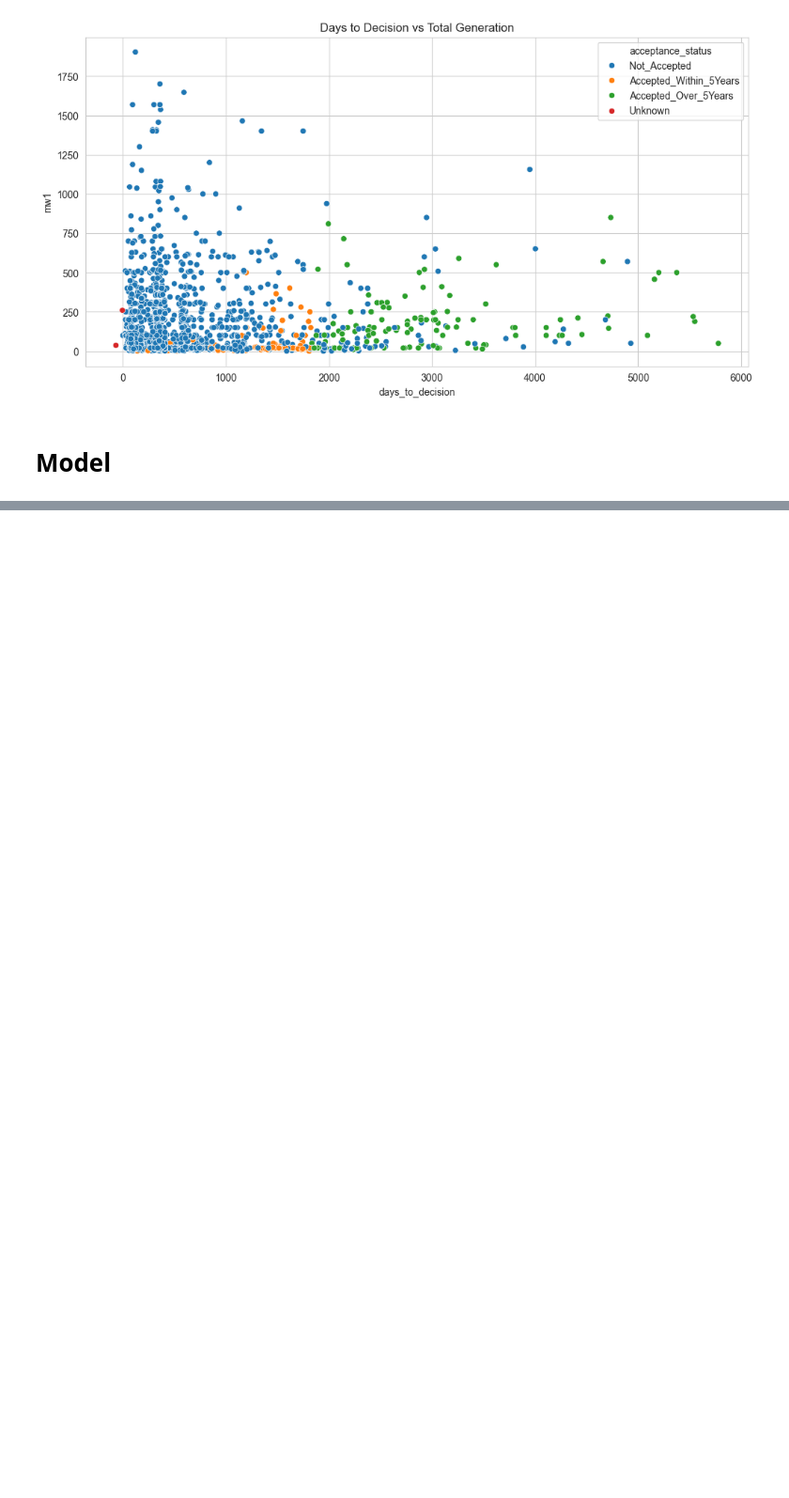
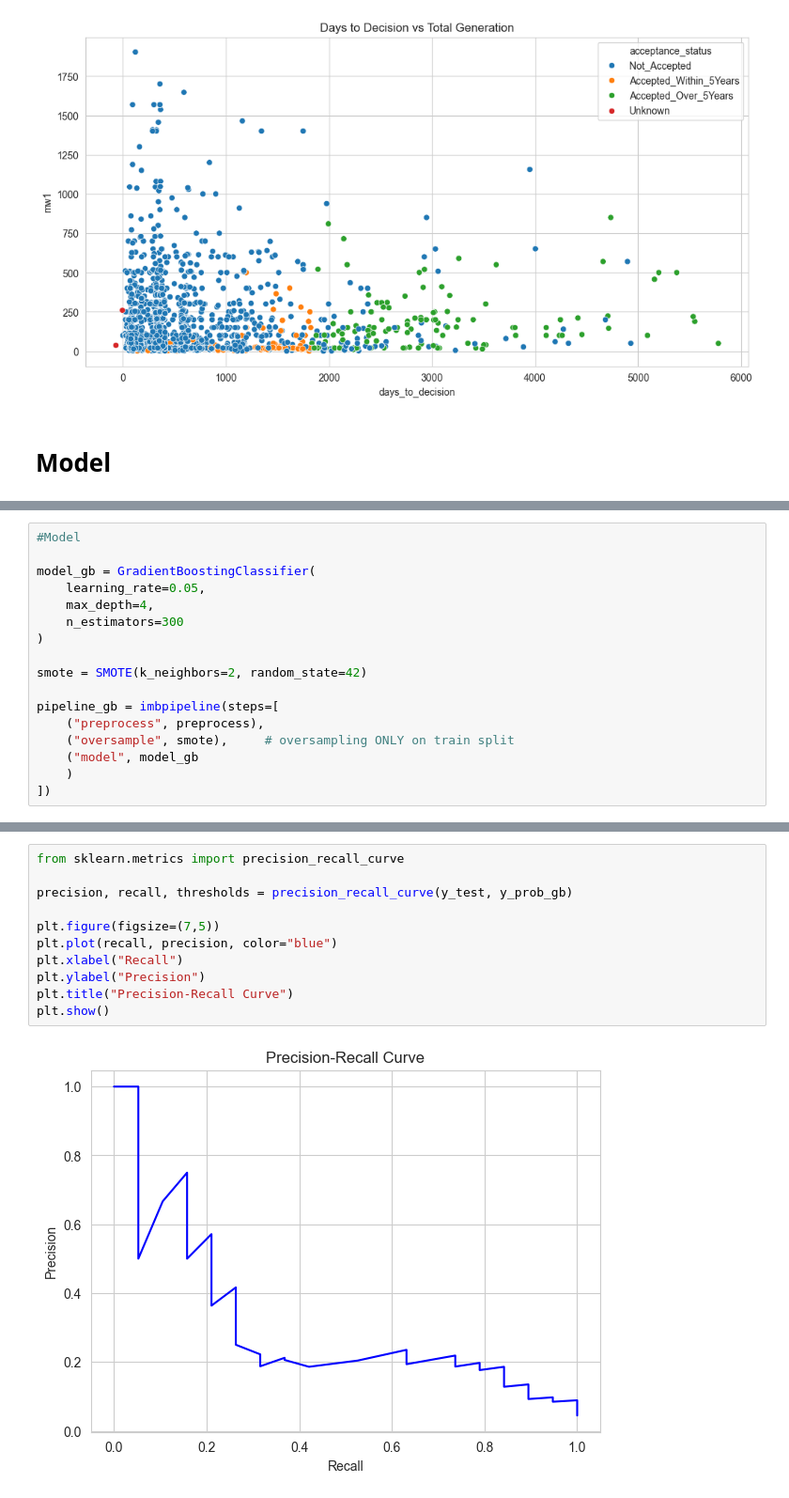
Before and after one commit to cloover7/interconnection-queue-predictions, a Jupyter notebook: fp_dataset.ipynb, the cells around one changed output, grey strips where cells are left out. Shown at 94% size. Drawn from its saved outputs; the diff is of its cells as text; blank space fills up the shorter version.

Commit message:
made models

```diff
--- a/fp_dataset.ipynb
+++ b/fp_dataset.ipynb
@@ -602,0 +654,17 @@ import seaborn as sns
+# %%
+#Model
+
+model_gb = GradientBoostingClassifier(
+    learning_rate=0.05,
+    max_depth=4,
+    n_estimators=300
+)
+
+smote = SMOTE(k_neighbors=2, random_state=42)
+
+pipeline_gb = imbpipeline(steps=[
+    ("preprocess", preprocess),
+    ("oversample", smote),     # oversampling ONLY on train split
+    ("model", model_gb
+    )
+])
@@ -602,0 +719,13 @@ import seaborn as sns
+# %%
+from sklearn.metrics import precision_recall_curve
+
+precision, recall, thresholds = precision_recall_curve(y_test, y_prob_gb)
+
+plt.figure(figsize=(7,5))
+plt.plot(recall, precision, color="blue")
+plt.xlabel("Recall")
+plt.ylabel("Precision")
+plt.title("Precision-Recall Curve")
+plt.show()
+# %% [output]
+[figure, added]
```
Also changed, not shown: parts of 20 cells of this notebook.
